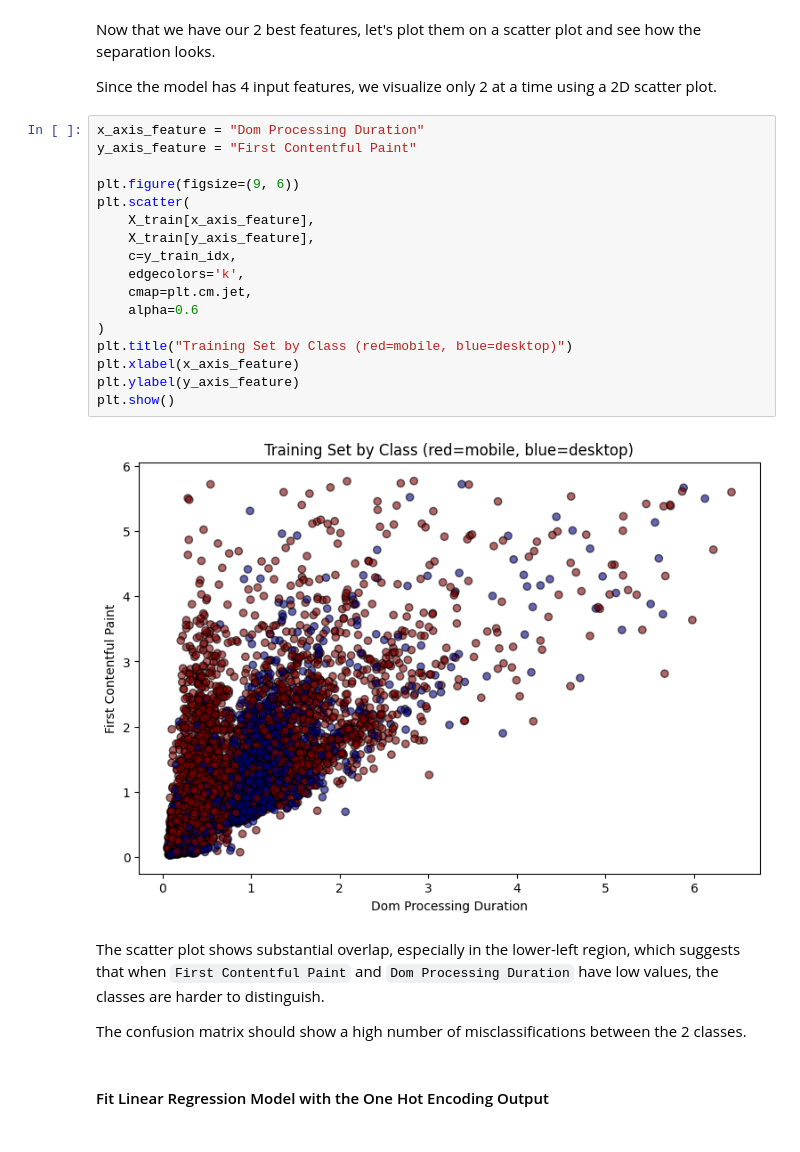
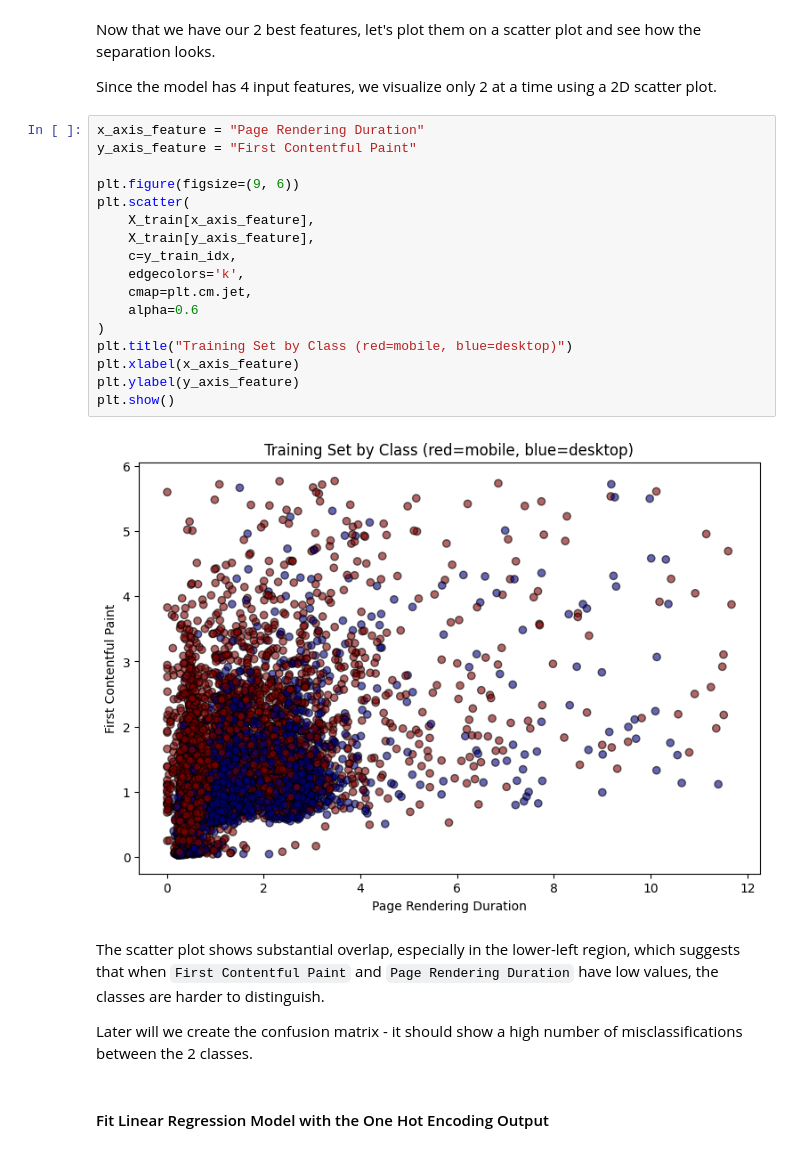
Before and after one commit to danwfreeman/device-prediction, a Jupyter notebook: project1-deliverable.ipynb, the cells around one changed output. Drawn from its saved outputs; the diff is of its cells as text.

```diff
--- a/project1-deliverable.ipynb
+++ b/project1-deliverable.ipynb
@@ -191,28 +190,28 @@ Now that we have our 2 best features, let's plot them on a scatter plot and see
 
 Since the model has 4 input features, we visualize only 2 at a time using a 2D scatter plot.
 # %%
-x_axis_feature = "Dom Processing Duration"
+x_axis_feature = "Page Rendering Duration"
 y_axis_feature = "First Contentful Paint"
 
 plt.figure(figsize=(9, 6))
 plt.scatter(
     X_train[x_axis_feature],
     X_train[y_axis_feature],
     c=y_train_idx,
     edgecolors='k',
     cmap=plt.cm.jet,
     alpha=0.6
 )
 plt.title("Training Set by Class (red=mobile, blue=desktop)")
 plt.xlabel(x_axis_feature)
 plt.ylabel(y_axis_feature)
 plt.show()
 # %% [output]
-[figure, old version]
+[figure, new version]
 # %% [markdown]
-The scatter plot shows substantial overlap, especially in the lower-left region, which suggests that when `First Contentful Paint` and `Dom Processing Duration` have low values, the classes are harder to distinguish.
+The scatter plot shows substantial overlap, especially in the lower-left region, which suggests that when `First Contentful Paint` and `Page Rendering Duration` have low values, the classes are harder to distinguish.
 
-The confusion matrix should show a high number of misclassifications between the 2 classes.
+Later will we create the confusion matrix - it should show a high number of misclassifications between the 2 classes.
 # %% [markdown]
 #### Fit Linear Regression Model with the One Hot Encoding Output
 # %%
```
Also changed, not shown: parts of 11 cells of this notebook, 1 other file.
